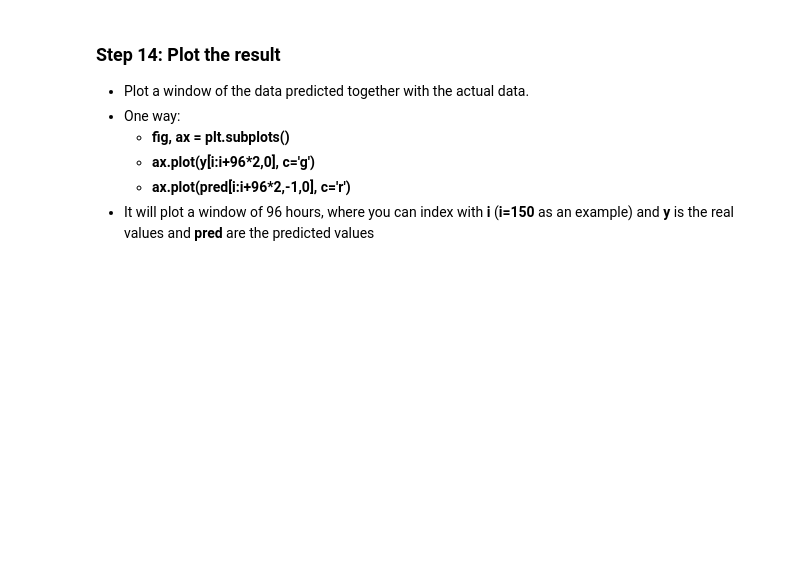
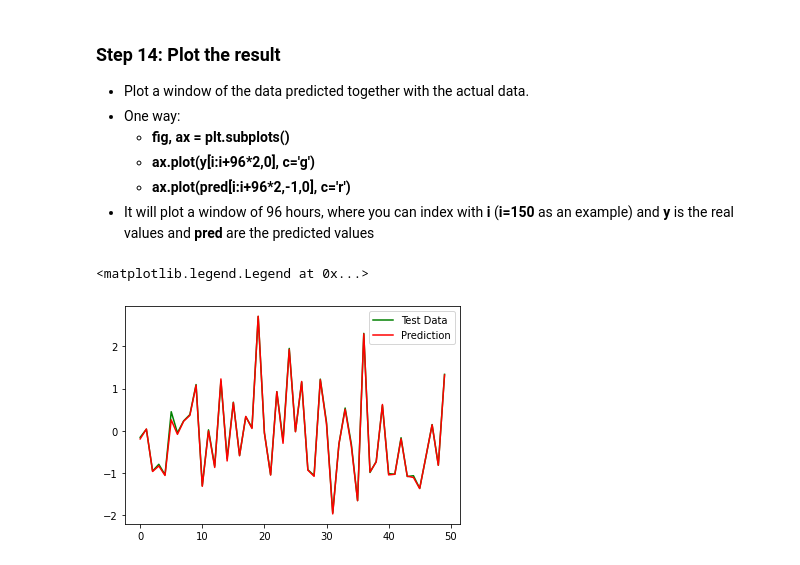
Before and after one commit to francoschroeder/ProyectoFinal, a Jupyter notebook: ExperimentoModeloFranco.ipynb, the cells around one changed output. Drawn from its saved outputs; the diff is of its cells as text; code cells hidden in the pictures; blank space fills up the shorter version.

```diff
--- a/ExperimentoModeloFranco.ipynb
+++ b/ExperimentoModeloFranco.ipynb
@@ -222,9 +234,9 @@ visualize_loss(history, "Training and Validation Loss")
 - Apply the model on the test data
     - HINT: Use **model.predict(x)**, where **x** is assigned to the test data.
 # %%
-x, y = test_ds
-x_real, y_real = create_dataset(test_df)
+for batch in dataset_train.take(1):
+    x, y = batch
 
 y_pred = model.predict(x)
 
-y_pred = (y_pred * train_std[0]) + train_mean[0]
+#y_pred = (y_pred * train_std[0]) + train_mean[0]
@@ -241,11 +251,14 @@ NameError: name 'test_ds' is not defined
 # %%
 fig, ax = plt.subplots()
 
 i = 150
 
-ax.plot(y_real[0:100], c='g', label="Test Data")
-ax.plot(y_pred[0:100], c='r', label="Prediction")
+ax.plot(y[0:50], c='g', label="Test Data")
+ax.plot(y_pred[0:50], c='r', label="Prediction")
 plt.legend()
+# %% [output]
+<matplotlib.legend.Legend at 0x...>
+[figure, added]
 # %%
 fig, ax = plt.subplots()
 
```
Also changed, not shown: parts of 8 cells of this notebook.
